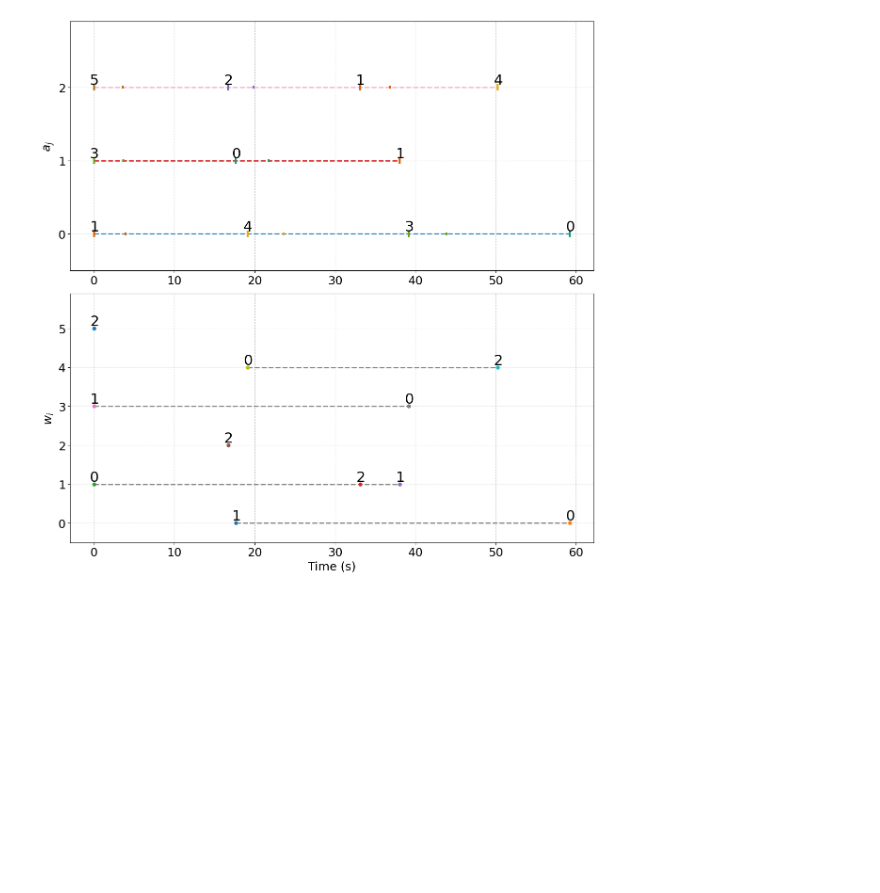
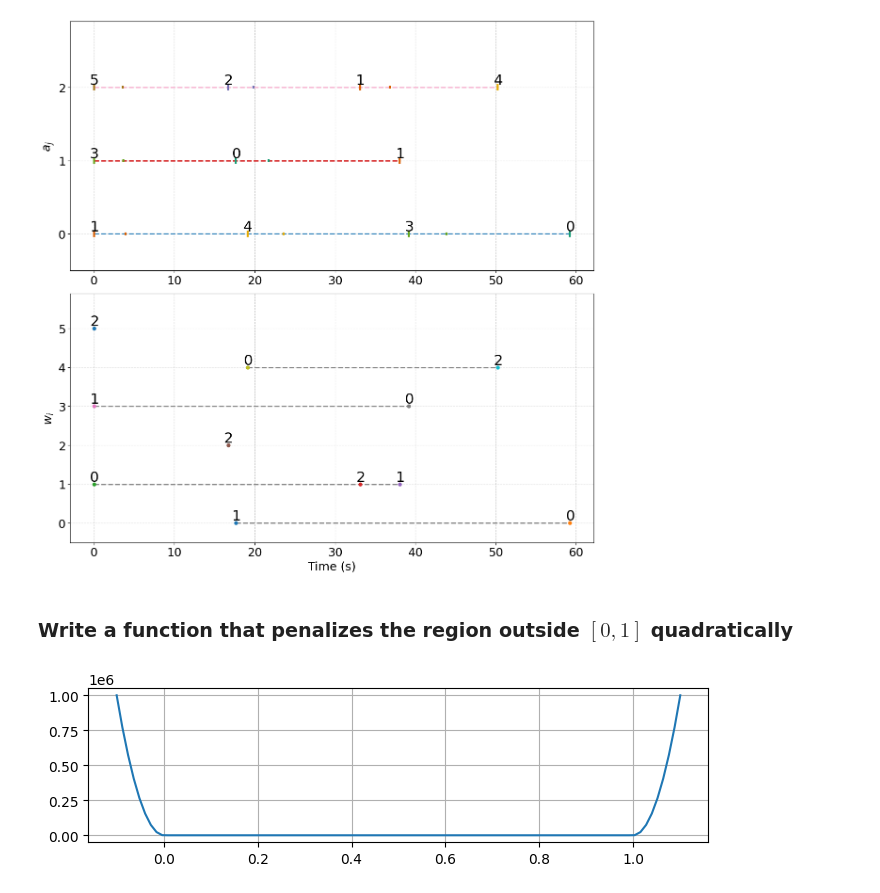
Before and after one commit to dt-1729/ULI_NASA, a Jupyter notebook: UTM_scheduling_and_routing/test_ADMM_MARS.ipynb, the cells around one changed output. Cells and saved outputs as stored; diff of their text form; code cells hidden in the pictures; blank space fills up the shorter version.

```diff
--- a/UTM_scheduling_and_routing/test_ADMM_MARS.ipynb
+++ b/UTM_scheduling_and_routing/test_ADMM_MARS.ipynb
@@ -388,3 +419,25 @@ createEnv.plot_waypoint_agent_schedules(
     figuresize=(12,12))
 # %% [output]
 [figure]
+# %% [markdown]
+### Write a function that penalizes the region outside $[0,1]$ quadratically
+# %%
+xmin = 0.0
+xmax = 1.0
+def penalty(x):
+    fun = 0.0
+    if x <= xmin:
+        fun = 1e8*x**2
+    elif x > xmax:
+        fun = 1e8*(x-xmax)**2
+
+    return fun
+# %%
+x_arr = np.linspace(-0.1, 1.1, 100)
+f_arr = [penalty(x) for x in x_arr]
+plt.figure(figsize=(8,2))
+plt.plot(x_arr, f_arr)
+plt.grid()
+plt.show()
+# %% [output]
+[figure, added]
```
Also changed, not shown: parts of 11 cells of this notebook, 3 other files.
